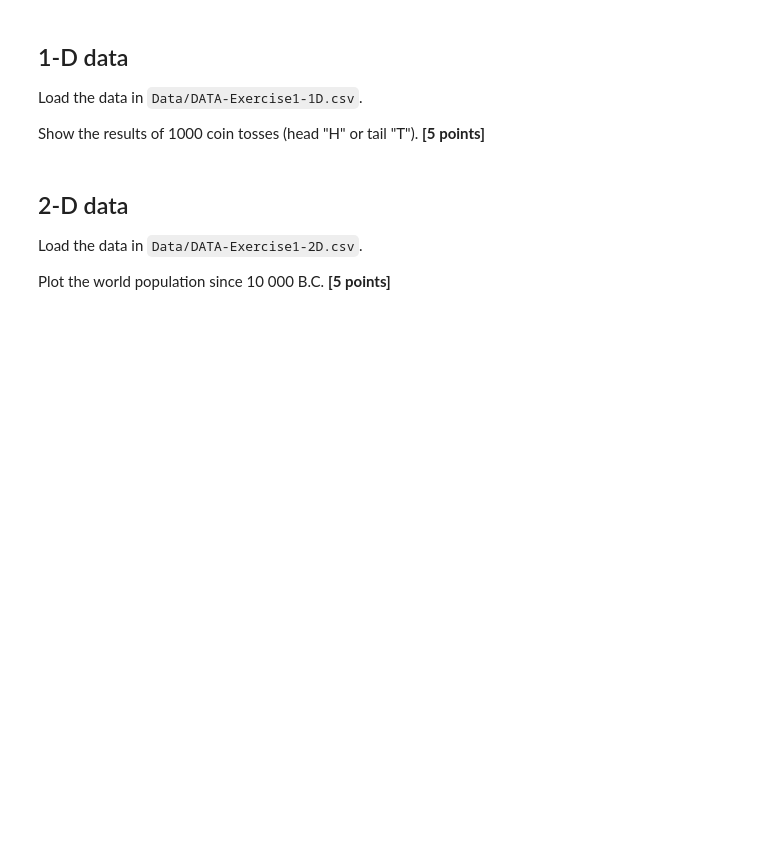
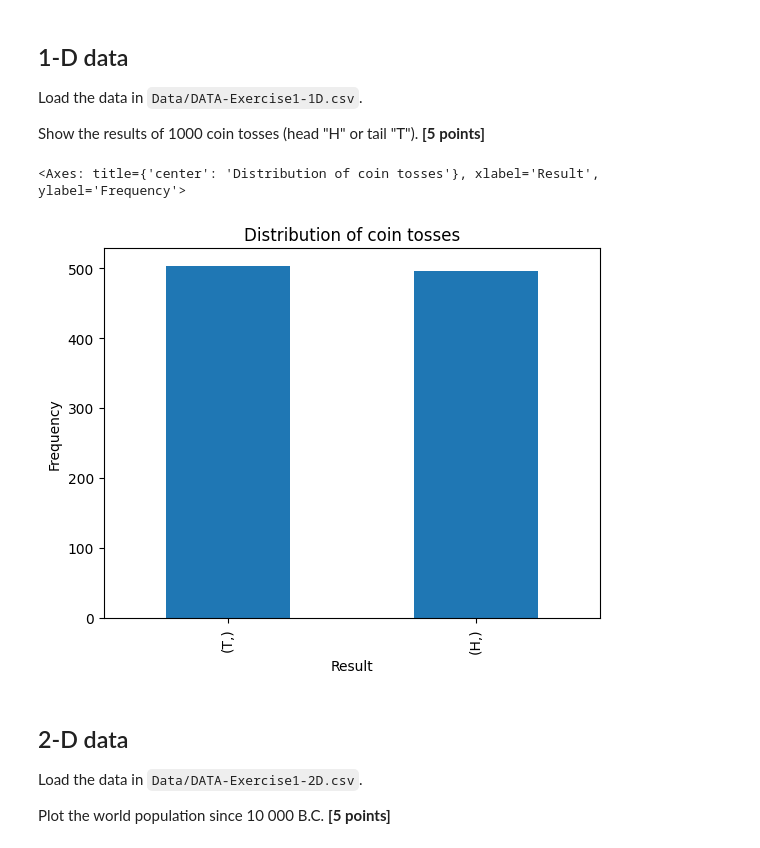
Before and after one commit to DAAP-Summer-2024/intro-to-data-structure-and-data-visualization-lmv2002, a Jupyter notebook: assignment_1.ipynb, the cells around one changed output. Drawn from its saved outputs; the diff is of its cells as text; code cells hidden in the pictures; blank space fills up the shorter version.

```diff
--- a/assignment_1.ipynb
+++ b/assignment_1.ipynb
@@ -210,6 +319,14 @@ ax = df.plot(title="DataFrame Plot")
 Load the data in `Data/DATA-Exercise1-1D.csv`.
 
 Show the results of 1000 coin tosses (head "H" or tail "T").  **[5 points]**
+# %%
+#I use 999 since the 0th entry counts, and read the csv into a Dataframe
+oned = (pd.read_csv('Data/DATA-Exercise1-1D.csv')).sample(999)
+#I plot the frequency just like before.
+oned.value_counts().plot(kind = "bar" , title="Distribution of coin tosses", xlabel="Result", ylabel="Frequency")
+# %% [output]
+<Axes: title={'center': 'Distribution of coin tosses'}, xlabel='Result', ylabel='Frequency'>
+[figure, added]
 # %% [markdown]
 ## 2-D data
 
```
Also changed, not shown: parts of 24 cells of this notebook, 3 other files.
